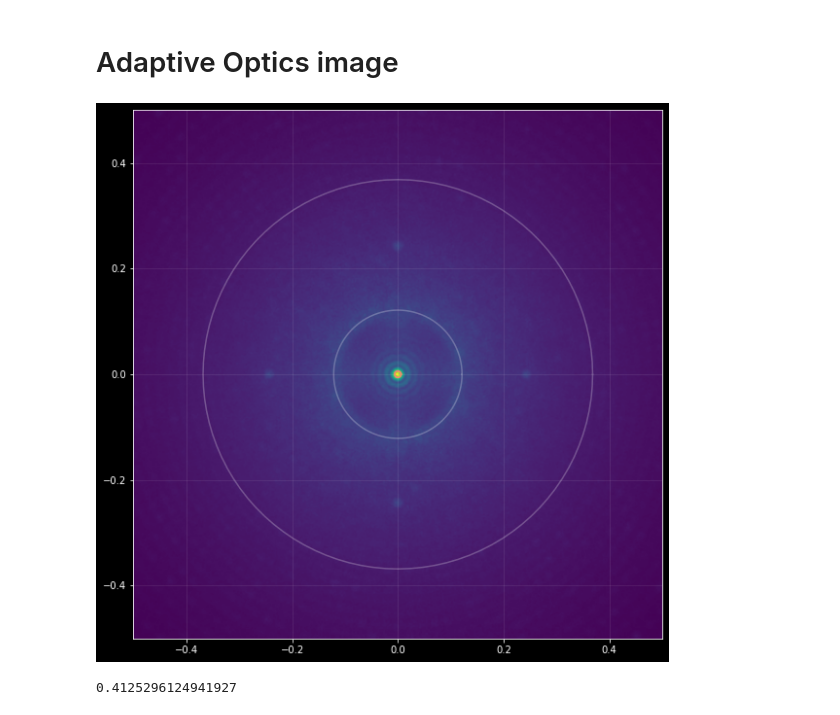
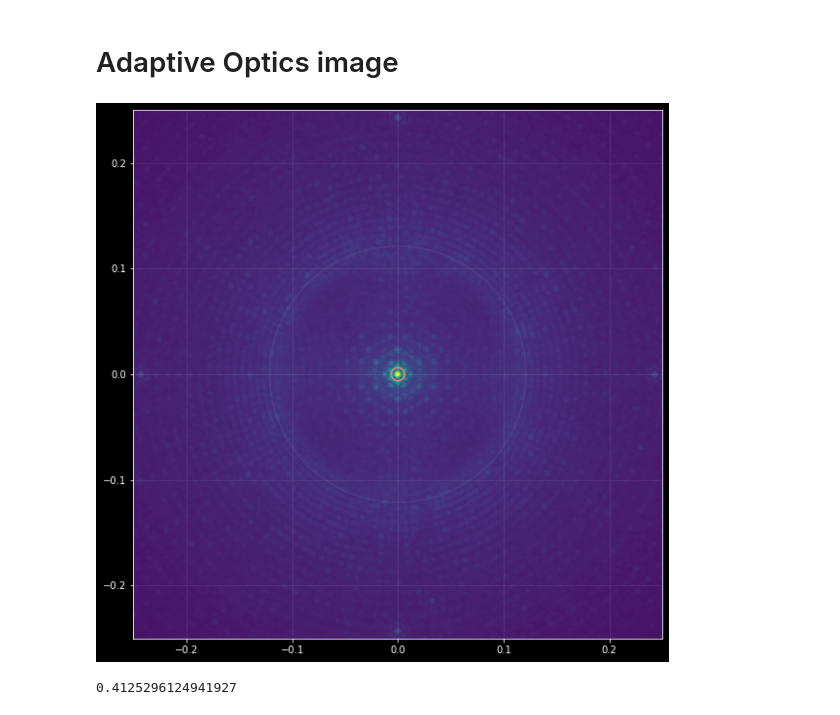
Before and after one commit to rconan/dos101, a Jupyter notebook: data.ipynb, the cells around one changed output. Cells and saved outputs as stored; diff of their text form; code cells hidden in the pictures.

```diff
--- a/data.ipynb
+++ b/data.ipynb
@@ -121,23 +122,23 @@ ax.set_ylim(lim)
 # %%
 px_scale = (180*3600/np.pi) * 0.5*0.5e-6/25.5
 h = px_scale * 511/2
 o = np.linspace(0, 2*np.pi, 101)
 x, y = np.cos(o), np.sin(o)
 fig, ax = plt.subplots(figsize=(10, 10))
 ax.imshow(np.vstack(frame['DiffractionLimitedImage']).reshape(512, -1)**0.25,
           extent=[-h, h, -h, h])
 r = px_scale * 25.5/8.365
 ax.plot(x*r, y*r, 'C3')
 r = px_scale * 60
-ax.plot(x*r, y*r, 'w', alpha=0.25)
+ax.plot(x*r, y*r, 'w', alpha=0.05)
 r = px_scale * 25.5/14E-2
-ax.plot(x*r, y*r, 'w', alpha=0.25)
-lim = np.asarray([-1, 1])*0.5
+ax.plot(x*r, y*r, 'w', alpha=0.05)
+lim = np.asarray([-1, 1])*0.25
 ax.set_xlim(lim)
 ax.set_ylim(lim)
 ax.grid(alpha=0.1)
 # %% [output]
-[figure, old version]
+[figure, new version]
 # %%
 0.5e-6/(0.25/(180*3600/np.pi))
 # %% [output]
```
Also changed, not shown: parts of 6 cells of this notebook, 1 other file.
